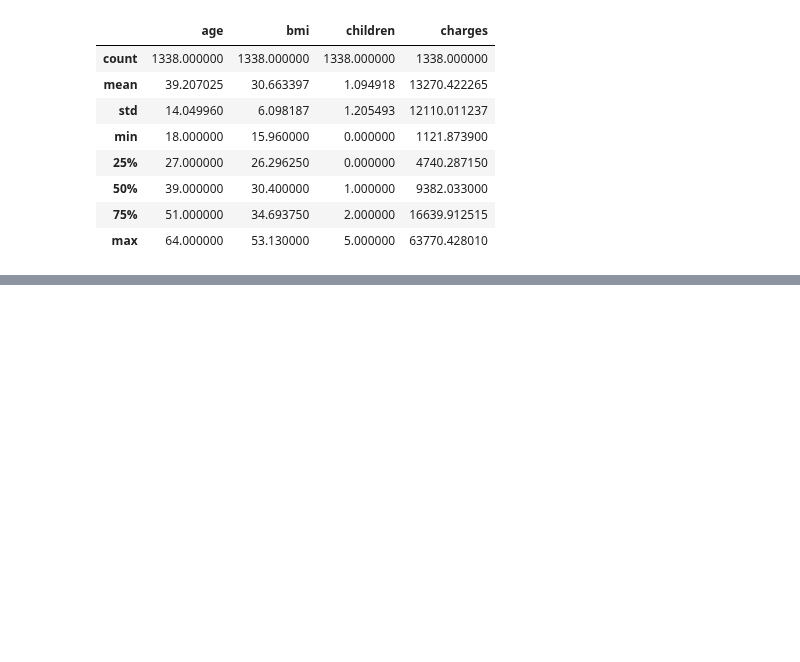
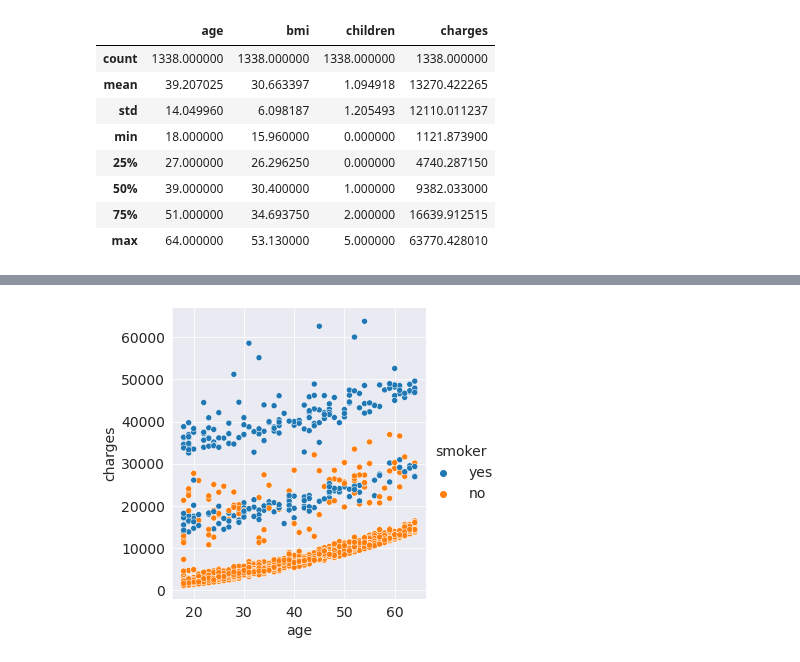
Before and after one commit to AMMLRepos/acme-insurance, a Jupyter notebook: ACME_Insurance_Linear_Regression.ipynb, the cells around one changed output, grey strips where cells are left out. Cells and saved outputs as stored; diff of their text form; code cells hidden in the pictures; blank space fills up the shorter version.

```diff
--- a/ACME_Insurance_Linear_Regression.ipynb
+++ b/ACME_Insurance_Linear_Regression.ipynb
@@ -60,0 +111,4 @@ medical_df.describe()
+# %%
+sns.relplot(x = "age", y ="charges", hue = "smoker", data = medical_df);
+# %% [output]
+[figure, added]
```
Also changed, not shown: parts of 15 cells of this notebook.
